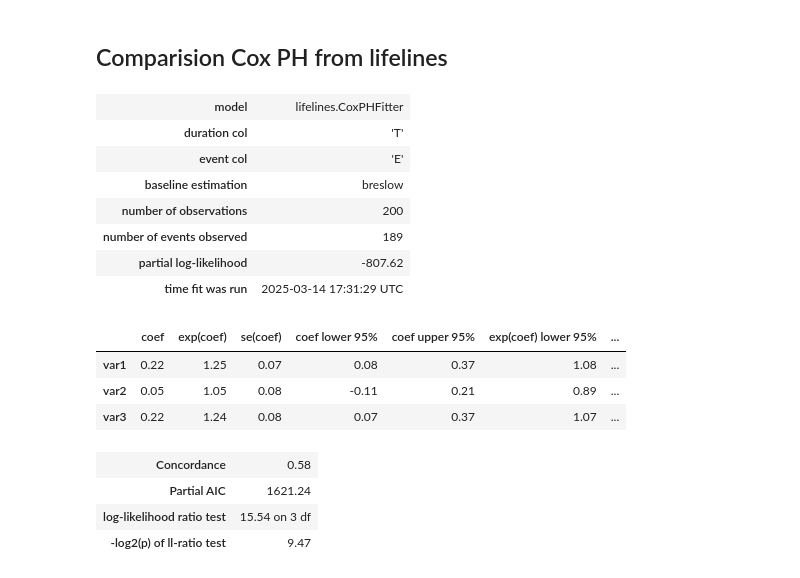
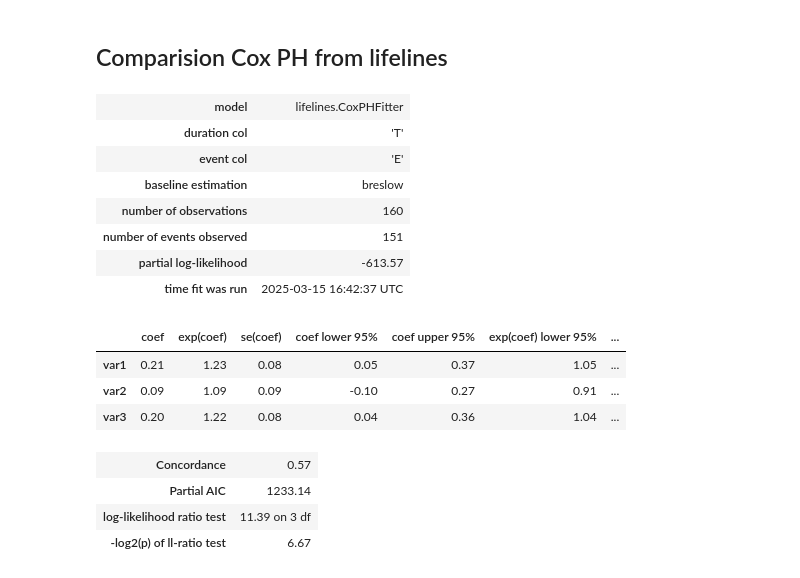
Before and after one commit to eric-fey-hus/ukko, a Jupyter notebook: Survival_model_dev.ipynb, the cells around one changed output. Drawn from its saved outputs; the diff is of its cells as text; code cells hidden in the pictures.

```diff
--- a/Survival_model_dev.ipynb
+++ b/Survival_model_dev.ipynb
@@ -487,24 +528,24 @@ Concordance Index: 0.520
 # %%
 from lifelines import CoxPHFitter
 cph = CoxPHFitter()
-cph.fit(regression_dataset, duration_col='T', event_col='E')
+cph.fit(df_train, duration_col='T', event_col='E')
 
 cph.print_summary()
 # %% [output]
 | model | lifelines.CoxPHFitter |
 | duration col | 'T' |
 | event col | 'E' |
 | baseline estimation | breslow |
-| number of observations | 200 |
-| number of events observed | 189 |
-| partial log-likelihood | -807.62 |
-| time fit was run | 2025-03-14 17:31:29 UTC |
+| number of observations | 160 |
+| number of events observed | 151 |
+| partial log-likelihood | -613.57 |
+| time fit was run | 2025-03-15 16:42:37 UTC |
 |  | coef | exp(coef) | se(coef) | coef lower 95% | coef upper 95% | exp(coef) lower 95% | ... |
-| var1 | 0.22 | 1.25 | 0.07 | 0.08 | 0.37 | 1.08 | ... |
-| var2 | 0.05 | 1.05 | 0.08 | -0.11 | 0.21 | 0.89 | ... |
-| var3 | 0.22 | 1.24 | 0.08 | 0.07 | 0.37 | 1.07 | ... |
+| var1 | 0.21 | 1.23 | 0.08 | 0.05 | 0.37 | 1.05 | ... |
+| var2 | 0.09 | 1.09 | 0.09 | -0.10 | 0.27 | 0.91 | ... |
+| var3 | 0.20 | 1.22 | 0.08 | 0.04 | 0.36 | 1.04 | ... |
-| Concordance | 0.58 |
-| Partial AIC | 1621.24 |
-| log-likelihood ratio test | 15.54 on 3 df |
-| -log2(p) of ll-ratio test | 9.47 |
+| Concordance | 0.57 |
+| Partial AIC | 1233.14 |
+| log-likelihood ratio test | 11.39 on 3 df |
+| -log2(p) of ll-ratio test | 6.67 |
 # %%
```
Also changed, not shown: parts of 11 cells of this notebook, 9 other files.
